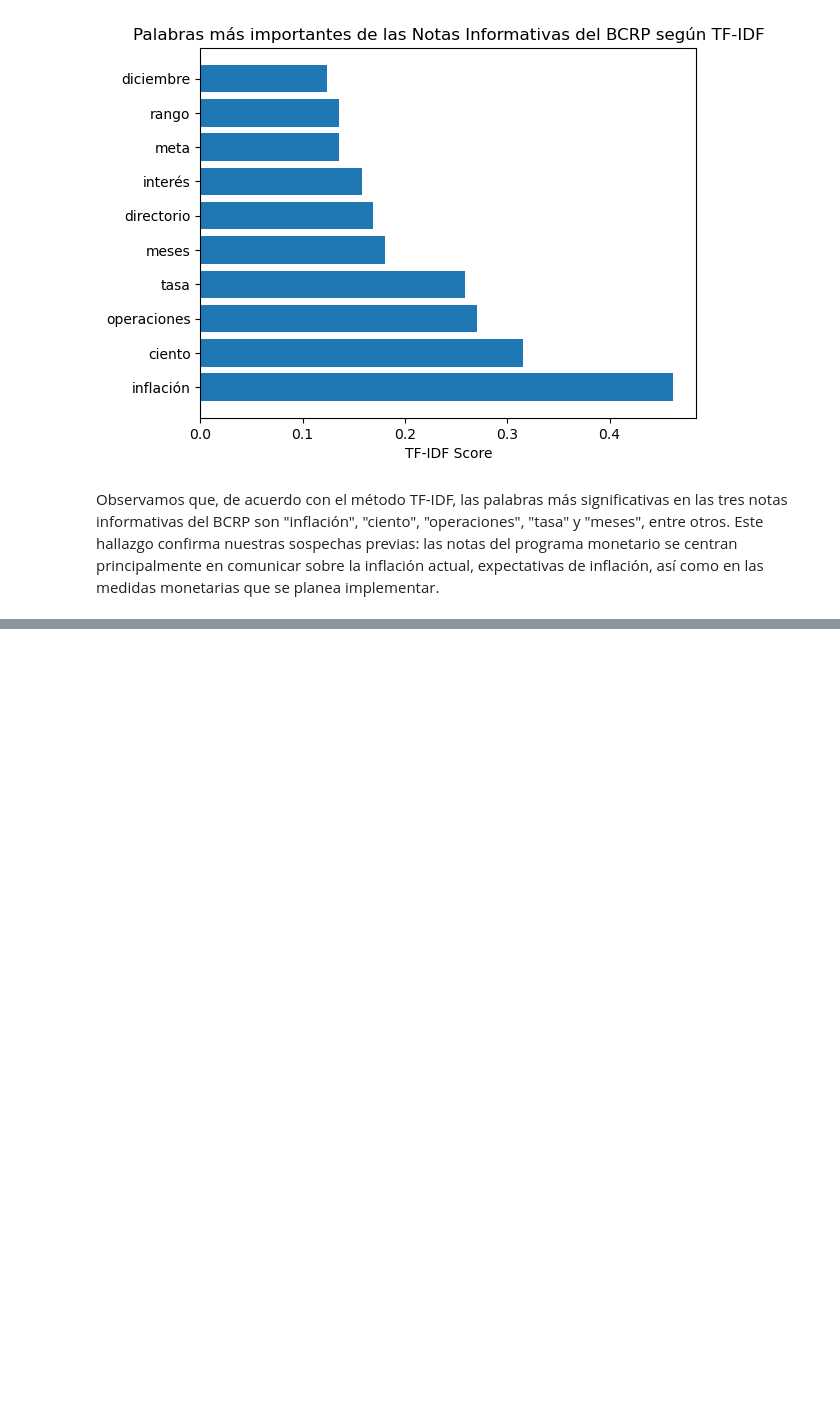
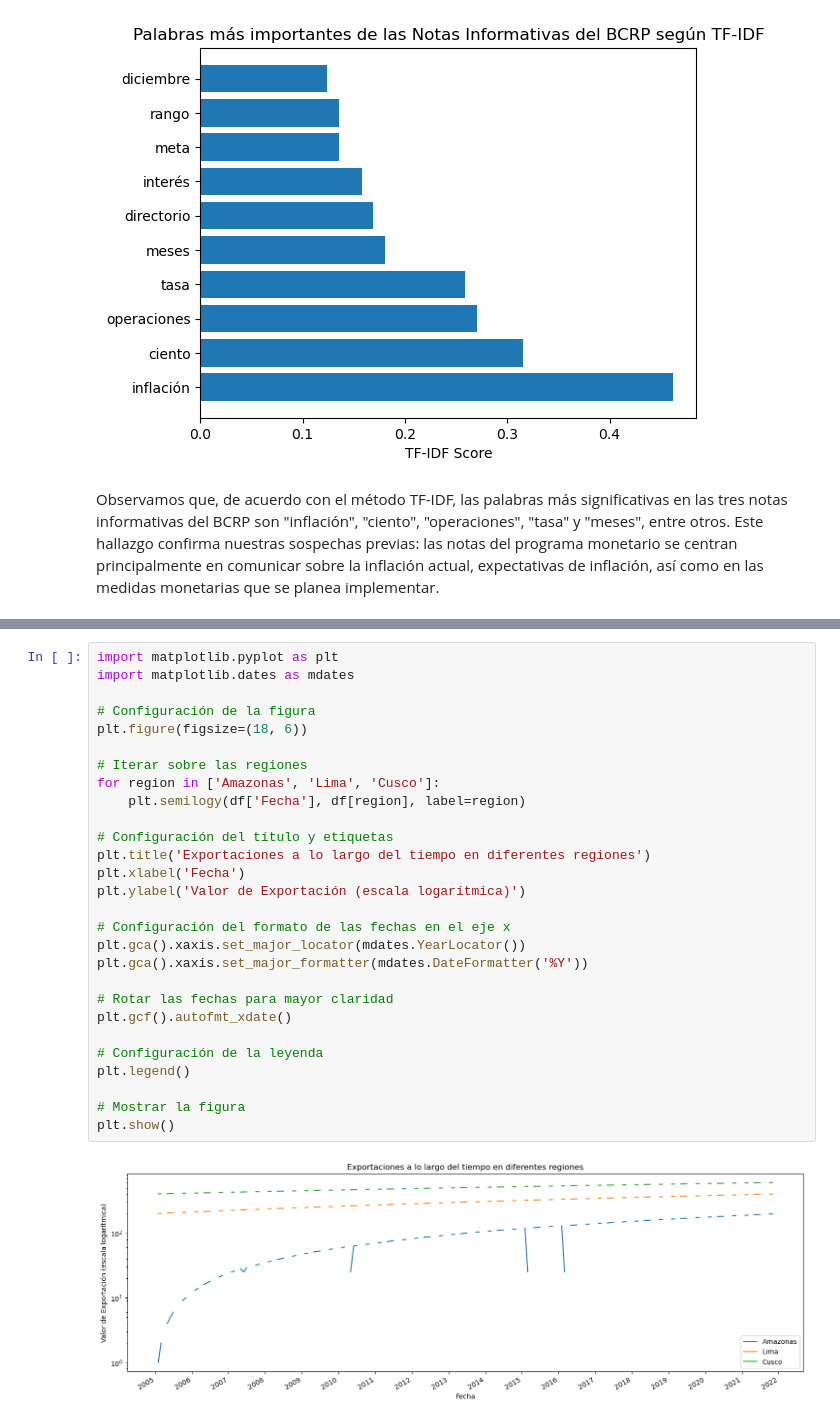
Before and after one commit to qlab-intro-python/proyecto-final-gregorio_podesta_trabajofinal, a Jupyter notebook: proyecto_final_plantilla.ipynb, the cells around one changed output, grey strips where cells are left out. Cells and saved outputs as stored; diff of their text form; blank space fills up the shorter version.

```diff
--- a/proyecto_final_plantilla.ipynb
+++ b/proyecto_final_plantilla.ipynb
@@ -424,0 +548,30 @@ Observamos que, de acuerdo con el método TF-IDF, las palabras más significativ
+# %%
+import matplotlib.pyplot as plt
+import matplotlib.dates as mdates
+
+# Configuración de la figura
+plt.figure(figsize=(18, 6))
+
+# Iterar sobre las regiones
+for region in ['Amazonas', 'Lima', 'Cusco']:
+    plt.semilogy(df['Fecha'], df[region], label=region)
+
+# Configuración del título y etiquetas
+plt.title('Exportaciones a lo largo del tiempo en diferentes regiones')
+plt.xlabel('Fecha')
+plt.ylabel('Valor de Exportación (escala logarítmica)')
+
+# Configuración del formato de las fechas en el eje x
+plt.gca().xaxis.set_major_locator(mdates.YearLocator())
+plt.gca().xaxis.set_major_formatter(mdates.DateFormatter('%Y'))
+
+# Rotar las fechas para mayor claridad
+plt.gcf().autofmt_xdate()
+
+# Configuración de la leyenda
+plt.legend()
+
+# Mostrar la figura
+plt.show()
+# %% [output]
+[figure, added]
```
Also changed, not shown: parts of 14 cells of this notebook, 1 other file.
